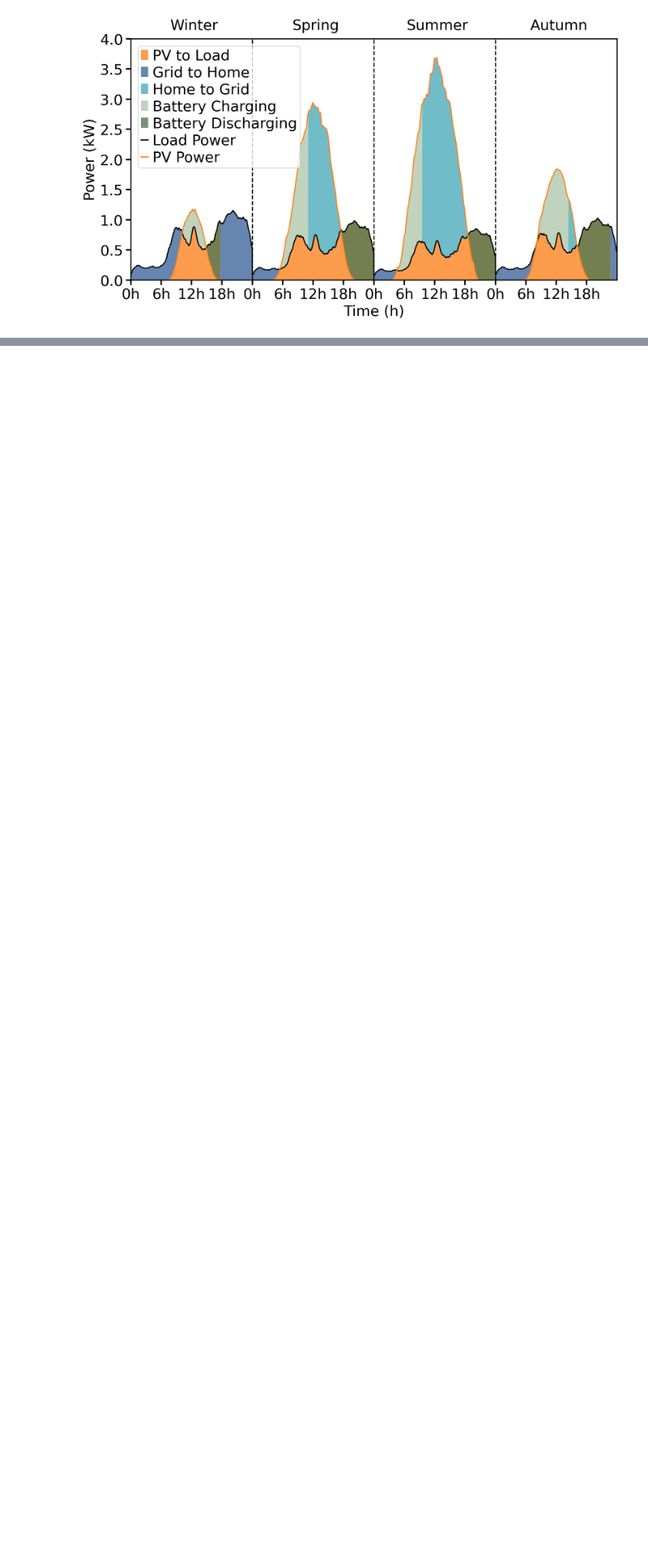
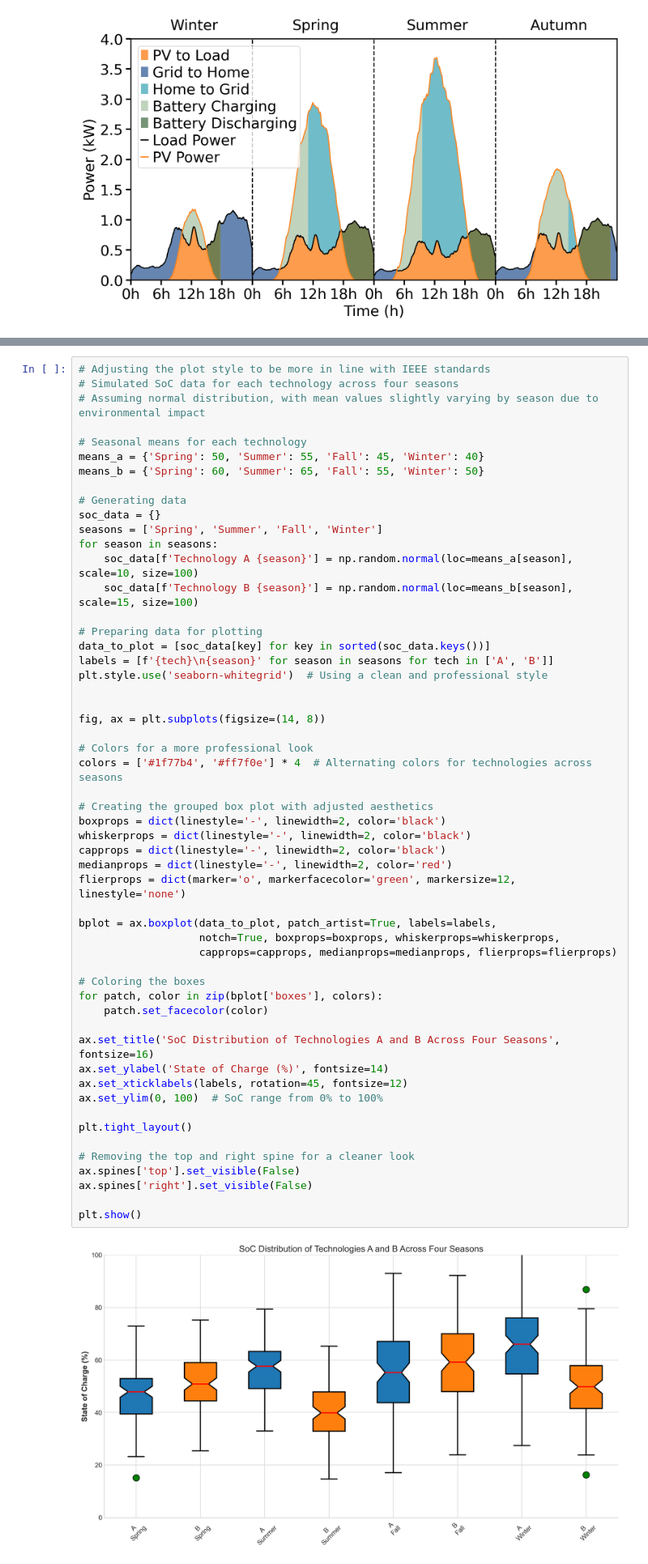
Before and after one commit to Alexisaglar/paper_simulations, a Jupyter notebook: plots.ipynb, the cells around one changed output, grey strips where cells are left out. Shown at 81% size. Saved outputs shown, nothing was run; the diff lists cells and outputs as text; blank space fills up the shorter version.

```diff
--- a/plots.ipynb
+++ b/plots.ipynb
@@ -891,0 +888,56 @@ plt.show()
+# %%
+# Adjusting the plot style to be more in line with IEEE standards
+# Simulated SoC data for each technology across four seasons
+# Assuming normal distribution, with mean values slightly varying by season due to environmental impact
+
+# Seasonal means for each technology
+means_a = {'Spring': 50, 'Summer': 55, 'Fall': 45, 'Winter': 40}
+means_b = {'Spring': 60, 'Summer': 65, 'Fall': 55, 'Winter': 50}
+
+# Generating data
+soc_data = {}
+seasons = ['Spring', 'Summer', 'Fall', 'Winter']
+for season in seasons:
+    soc_data[f'Technology A {season}'] = np.random.normal(loc=means_a[season], scale=10, size=100)
+    soc_data[f'Technology B {season}'] = np.random.normal(loc=means_b[season], scale=15, size=100)
+
+# Preparing data for plotting
+data_to_plot = [soc_data[key] for key in sorted(soc_data.keys())]
+labels = [f'{tech}\n{season}' for season in seasons for tech in ['A', 'B']]
+plt.style.use('seaborn-whitegrid')  # Using a clean and professional style
+
+
+fig, ax = plt.subplots(figsize=(14, 8))
+
+# Colors for a more professional look
+colors = ['#1f77b4', '#ff7f0e'] * 4  # Alternating colors for technologies across seasons
+
+# Creating the grouped box plot with adjusted aesthetics
+boxprops = dict(linestyle='-', linewidth=2, color='black')
+whiskerprops = dict(linestyle='-', linewidth=2, color='black')
+capprops = dict(linestyle='-', linewidth=2, color='black')
+medianprops = dict(linestyle='-', linewidth=2, color='red')
+flierprops = dict(marker='o', markerfacecolor='green', markersize=12, linestyle='none')
+
+bplot = ax.boxplot(data_to_plot, patch_artist=True, labels=labels,
+                   notch=True, boxprops=boxprops, whiskerprops=whiskerprops,
+                   capprops=capprops, medianprops=medianprops, flierprops=flierprops)
+
+# Coloring the boxes
+for patch, color in zip(bplot['boxes'], colors):
+    patch.set_facecolor(color)
+
+ax.set_title('SoC Distribution of Technologies A and B Across Four Seasons', fontsize=16)
+ax.set_ylabel('State of Charge (%)', fontsize=14)
+ax.set_xticklabels(labels, rotation=45, fontsize=12)
+ax.set_ylim(0, 100)  # SoC range from 0% to 100%
+
+plt.tight_layout()
+
+# Removing the top and right spine for a cleaner look
+ax.spines['top'].set_visible(False)
+ax.spines['right'].set_visible(False)
+
+plt.show()
+# %% [output]
+[figure, added]
```
Also changed, not shown: parts of 13 cells of this notebook, 9 other files.
